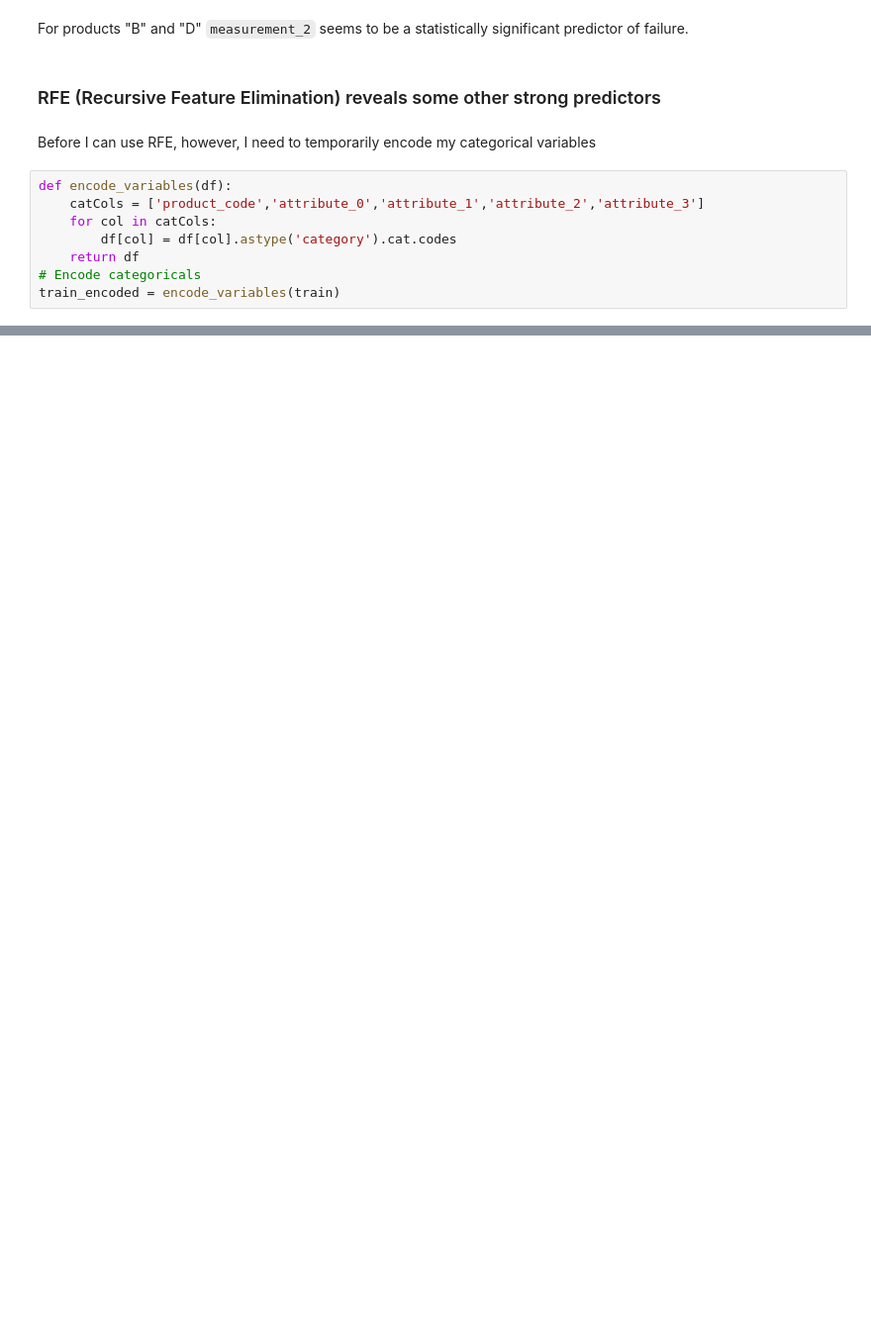
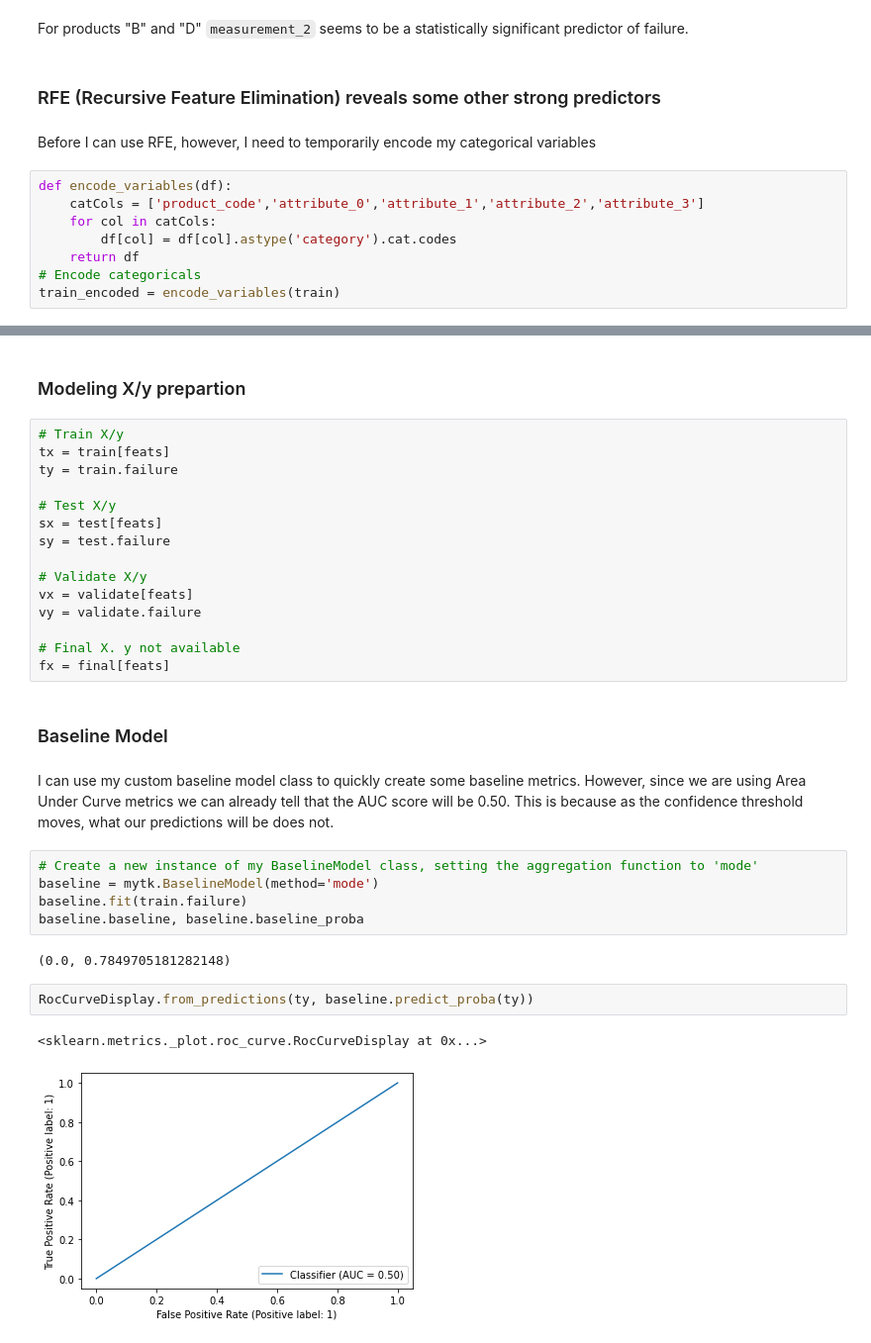
Before and after one commit to MrEnigmamgine/kaggle-product-failure, a Jupyter notebook: Final.ipynb, the cells around one changed output, grey strips where cells are left out. Shown at 99% size. Cells and saved outputs as stored; diff of their text form; blank space fills up the shorter version.

```diff
--- a/Final.ipynb
+++ b/Final.ipynb
@@ -113,0 +108,33 @@ target = 'failure'
+# %% [markdown]
+### Modeling X/y prepartion
+# %%
+# Train X/y
+tx = train[feats]
+ty = train.failure
+
+# Test X/y
+sx = test[feats]
+sy = test.failure
+
+# Validate X/y
+vx = validate[feats]
+vy = validate.failure
+
+# Final X. y not available
+fx = final[feats]
+# %% [markdown]
+### Baseline Model
+# %% [markdown]
+I can use my custom baseline model class to quickly create some baseline metrics.  However, since we are using Area Under Curve metrics we can already tell that the AUC score will be 0.50.  This is because as the confidence threshold moves, what our predictions will be does not.
+# %%
+# Create a new instance of my BaselineModel class, setting the aggregation function to 'mode'
+baseline = mytk.BaselineModel(method='mode')
+baseline.fit(train.failure)
+baseline.baseline, baseline.baseline_proba
+# %% [output]
+(0.0, 0.7849705181282148)
+# %%
+RocCurveDisplay.from_predictions(ty, baseline.predict_proba(ty))
+# %% [output]
+<sklearn.metrics._plot.roc_curve.RocCurveDisplay at 0x...>
+[figure, added]
```
Also changed, not shown: parts of 12 cells of this notebook, 1 other file.
